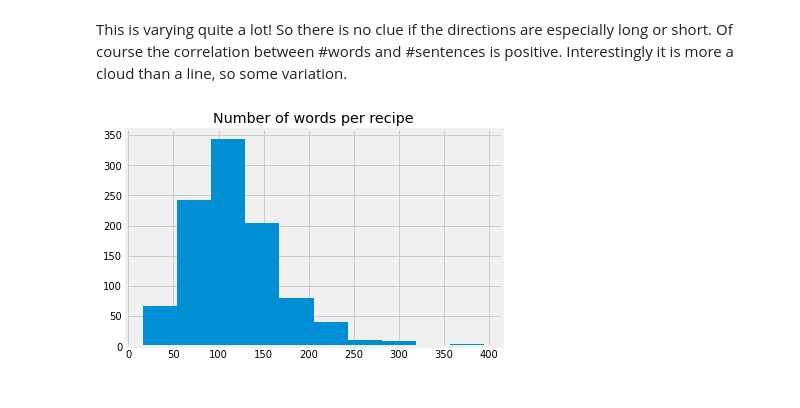
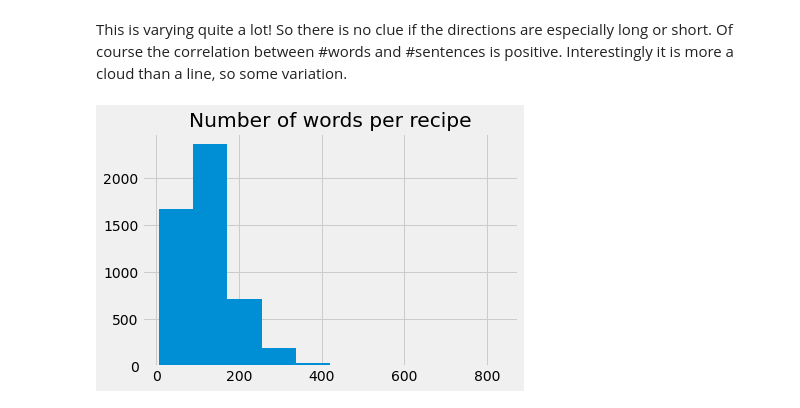
Before and after one commit to henrixapp/text_analytics, a Jupyter notebook: inspection/inspection_eightportions.ipynb, the cells around one changed output. Cells and saved outputs as stored; diff of their text form; code cells hidden in the pictures.

```diff
--- a/inspection/inspection_eightportions.ipynb
+++ b/inspection/inspection_eightportions.ipynb
@@ -155,10 +146,10 @@ This is varying quite a lot! So there is no clue if the directions are especiall
 # %%
 def count_words(directions):
     return len(nlp(directions))
 
-df['word_count'] = df.instructions[:1000].apply(count_words)
+df['word_count'] = df.instructions[random.sample(range(len(df.instructions)), 5000)].apply(count_words)
 plt.title("Number of words per recipe")
 plt.hist(df.word_count.tolist())
 plt.show()
 # %% [output]
-[figure, old version]
+[figure, new version]
```
Also changed, not shown: parts of 14 cells of this notebook, 1 other file.
